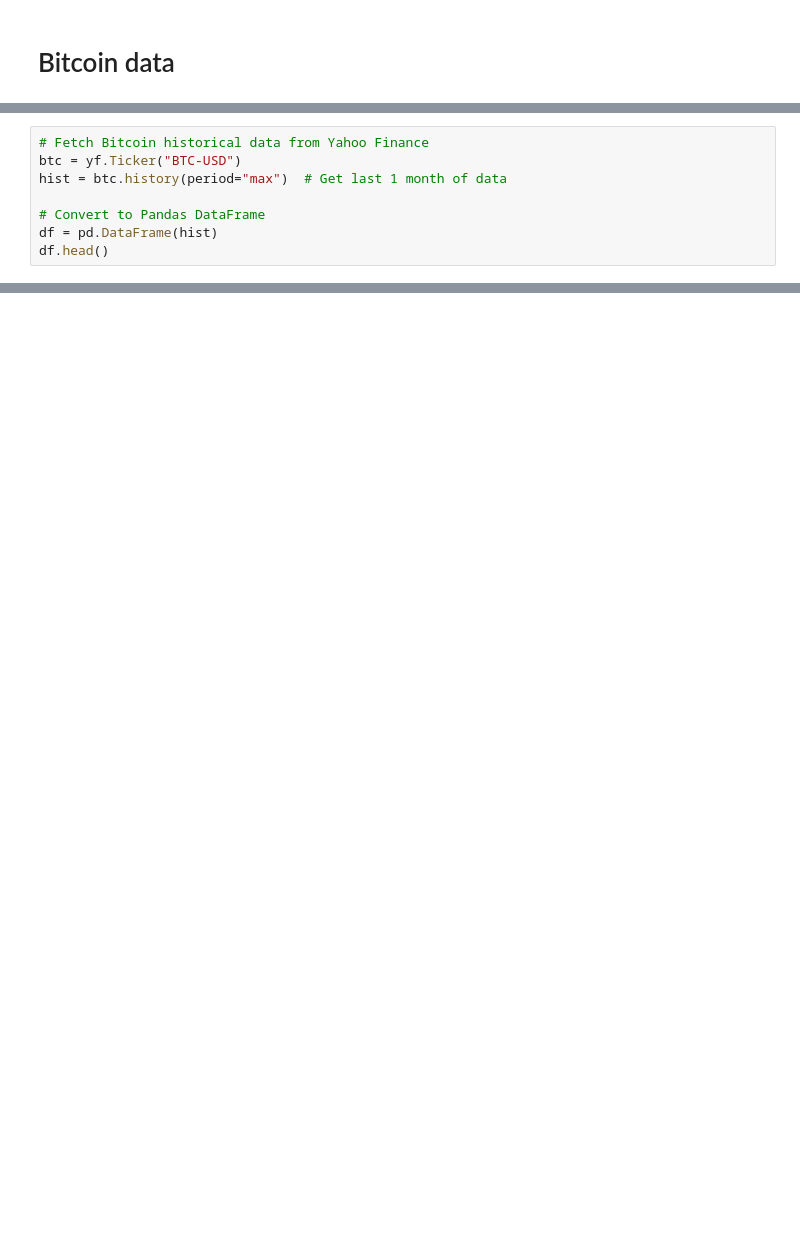
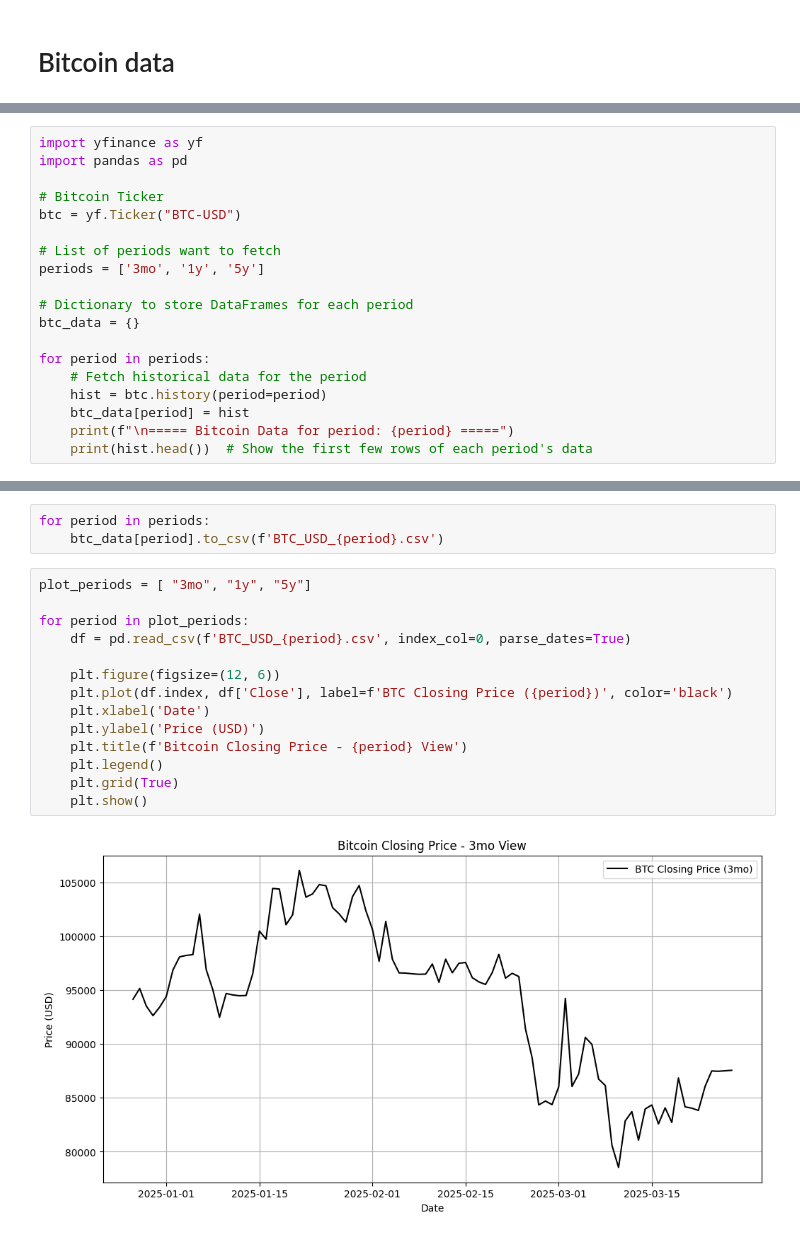
Before and after one commit to raghav615/Stock-Price-Prediction, a Jupyter notebook: binance.ipynb, the cells around one changed output, grey strips where cells are left out. Saved outputs shown, nothing was run; the diff lists cells and outputs as text; blank space fills up the shorter version.

```diff
--- a/binance.ipynb
+++ b/binance.ipynb
@@ -46,8 +41,0 @@ Bitcoin Price: $ 87473
-# %%
-# Fetch Bitcoin historical data from Yahoo Finance
-btc = yf.Ticker("BTC-USD")
-hist = btc.history(period="max")  # Get last 1 month of data
-
-# Convert to Pandas DataFrame
-df = pd.DataFrame(hist)
-df.head()
@@ -71,0 +42,19 @@ df.head()
+# %%
+import yfinance as yf
+import pandas as pd
+
+# Bitcoin Ticker
+btc = yf.Ticker("BTC-USD")
+
+# List of periods want to fetch
+periods = ['3mo', '1y', '5y']
+
+# Dictionary to store DataFrames for each period
+btc_data = {}
+
+for period in periods:
+    # Fetch historical data for the period
+    hist = btc.history(period=period)
+    btc_data[period] = hist
+    print(f"\n===== Bitcoin Data for period: {period} =====")
+    print(hist.head())  # Show the first few rows of each period's data
@@ -71,0 +79,19 @@ df.head()
+# %%
+for period in periods:
+    btc_data[period].to_csv(f'BTC_USD_{period}.csv')
+# %%
+plot_periods = [ "3mo", "1y", "5y"]
+
+for period in plot_periods:
+    df = pd.read_csv(f'BTC_USD_{period}.csv', index_col=0, parse_dates=True)
+
+    plt.figure(figsize=(12, 6))
+    plt.plot(df.index, df['Close'], label=f'BTC Closing Price ({period})', color='black')
+    plt.xlabel('Date')
+    plt.ylabel('Price (USD)')
+    plt.title(f'Bitcoin Closing Price - {period} View')
+    plt.legend()
+    plt.grid(True)
+    plt.show()
+# %% [output]
+[figure, added]
```
Also changed, not shown: parts of 18 cells of this notebook, 3 other files.
